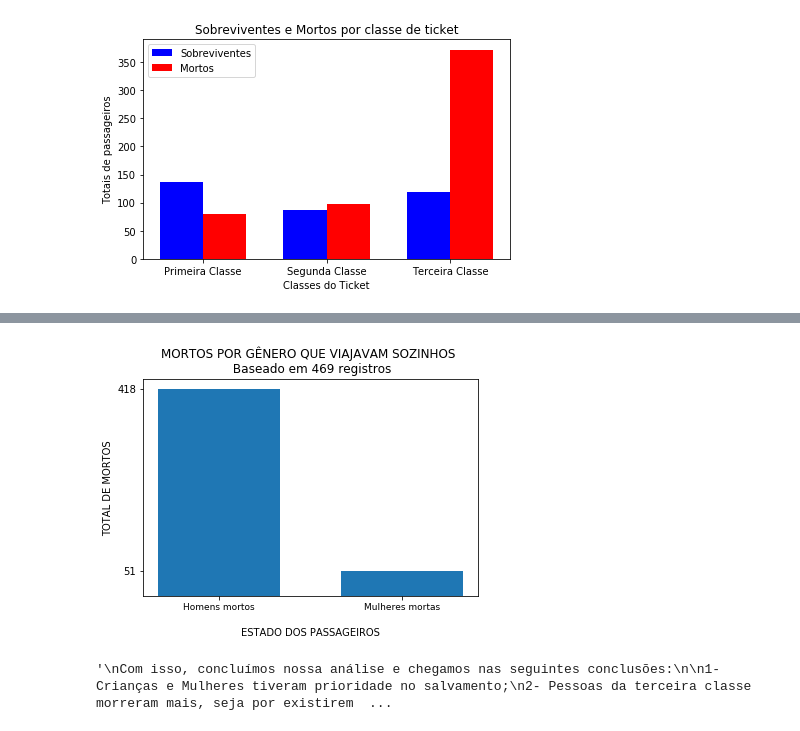
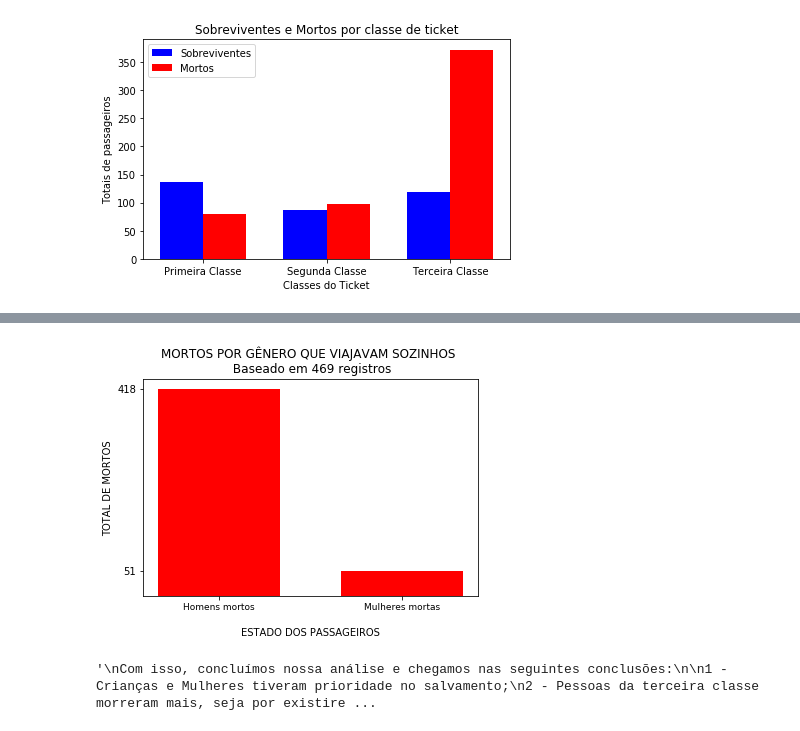
Before and after one commit to Anderson-hrz/ds1-udacity-projeto-02, a Jupyter notebook: projeto-02-analise-titanic.ipynb, the cells around one changed output, grey strips where cells are left out. Saved outputs shown, nothing was run; the diff lists cells and outputs as text; code cells hidden in the pictures.

```diff
--- a/projeto-02-analise-titanic.ipynb
+++ b/projeto-02-analise-titanic.ipynb
@@ -439,21 +440,21 @@ deaths_by_gender_no_family = [alone_deaths_male, alone_deaths_female]
 # %%
 # Definindo as legendas para cada item, além de seu posicionamento no gráfico
 deaths_labels = ['Homens mortos',
                  'Mulheres mortas']
 deaths_labels_pos = [0,3]
 
 # Desenhando o gráfico para visualizar os sobreviventes e mortos de cada gênero (que viajavam sozinhos)
-plt.bar(deaths_labels_pos, deaths_by_gender_no_family, width=2)
+plt.bar(deaths_labels_pos, deaths_by_gender_no_family, width=2, color='r')
 plt.xticks(deaths_labels_pos, deaths_labels, fontsize=9)
 plt.yticks(deaths_by_gender_no_family)
 plt.xlabel('\nESTADO DOS PASSAGEIROS')
 plt.ylabel('TOTAL DE MORTOS')
 plt.title('MORTOS POR GÊNERO QUE VIAJAVAM SOZINHOS \n Baseado em ' + str(alone_deaths_male +
                                                                          alone_deaths_female) +
                                                                          ' registros')
 plt.show()
 # %% [output]
-[figure, old version]
+[figure, new version]
 # %%
 '''
 Com isso, concluímos nossa análise e chegamos nas seguintes conclusões:
@@ -463,9 +464,7 @@ Com isso, concluímos nossa análise e chegamos nas seguintes conclusões:
 posição das cabines dentro do navio - nesse último caso, não temos como confirmar a hipótese. Também não podemos
 ignorar que pessoas de maior poder aquisitivo PODIAM ter prioridade no salvamento;
 3 - Homens que viajavam sozinhos morreram mais, por falta de prioridade no salvamento por conta do gênero e também por
-representarem um maior número, o que aumenta estatisticamente as chances;
-
-Próximo passo é melhorar os gráficos e revisar os textos para entrega.
+representarem um maior número, o que aumenta estatisticamente as chances.
 '''
 # %% [output]
-'\nCom isso, concluímos nossa análise e chegamos nas seguintes conclusões:\n\n1- Crianças e Mulheres tiveram prioridade no salvamento;\n2- Pessoas da terceira classe morreram mais, seja por existirem  ...
+'\nCom isso, concluímos nossa análise e chegamos nas seguintes conclusões:\n\n1 - Crianças e Mulheres tiveram prioridade no salvamento;\n2 - Pessoas da terceira classe morreram mais, seja por existire ...
```
Also changed, not shown: parts of 6 cells of this notebook.
